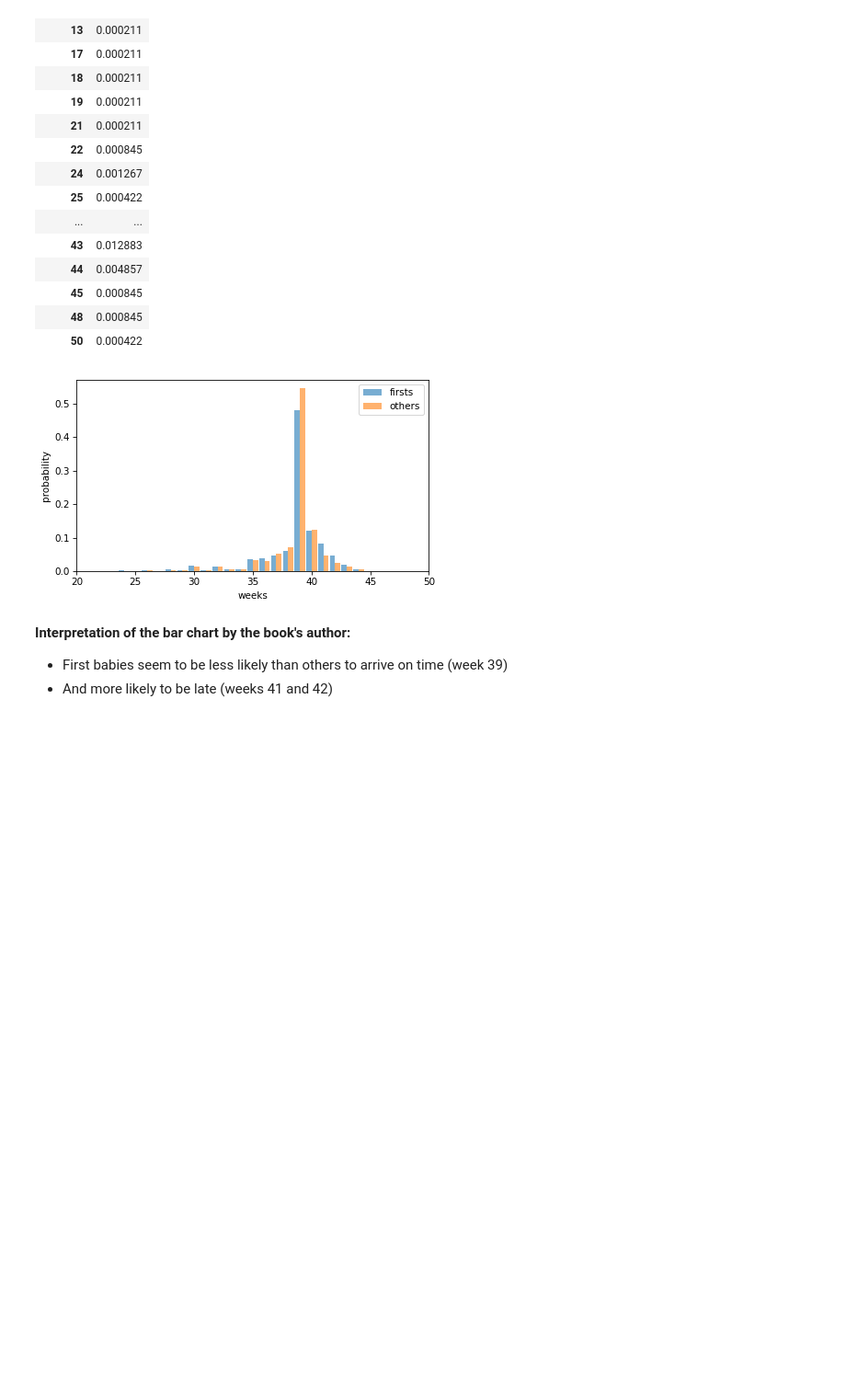
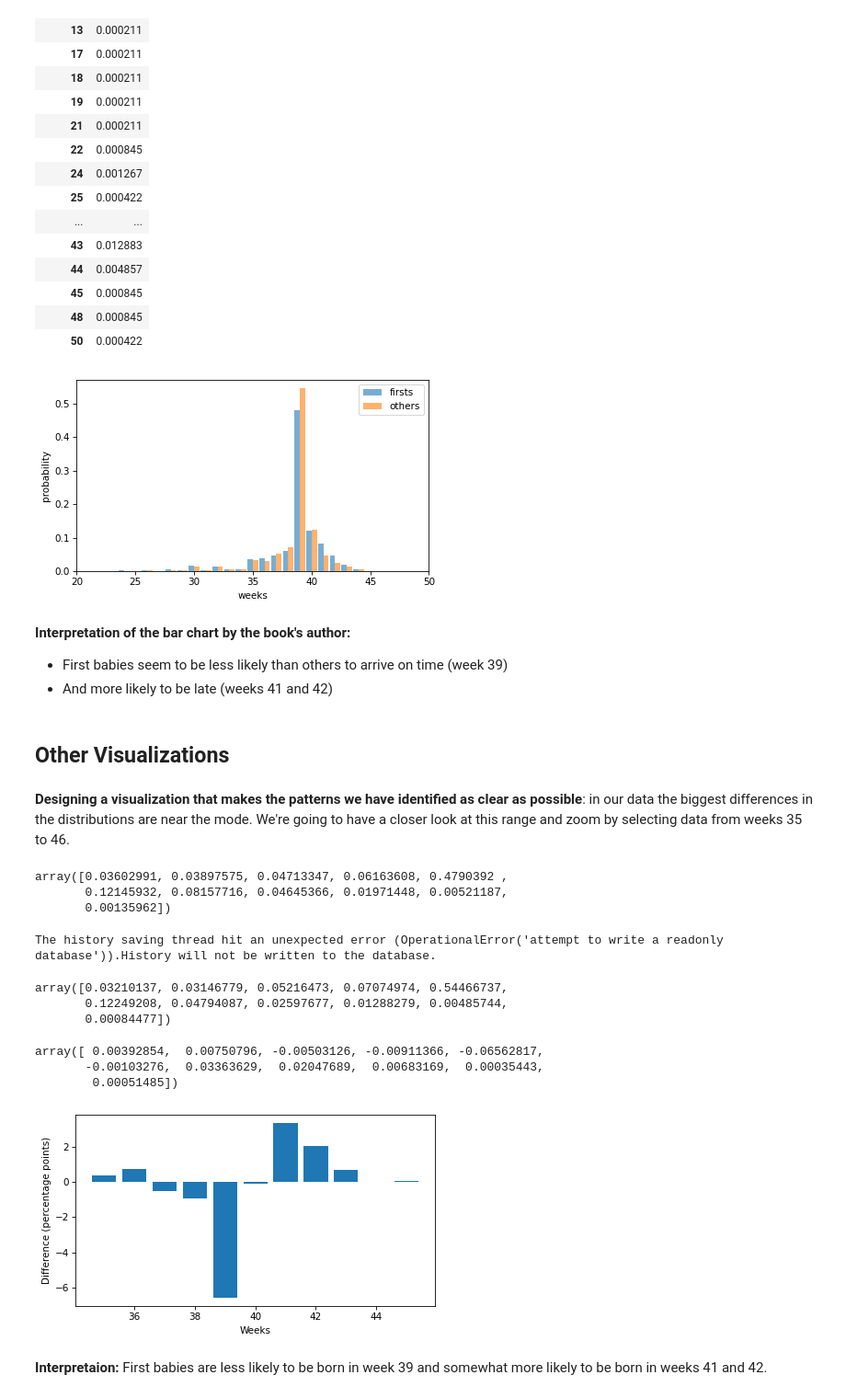
Before and after one commit to mindeleven/algo-trading-bootcamp, a Jupyter notebook: 02-Think-Stats/Notebooks/03_Probability_Mass_Functions.ipynb, the cells around one changed output. Shown at 92% size. Drawn from its saved outputs; the diff is of its cells as text; code cells hidden in the pictures; blank space fills up the shorter version.

Commit message:
Designing a visualization that makes the patterns we have identified as clear as possible

```diff
--- a/02-Think-Stats/Notebooks/03_Probability_Mass_Functions.ipynb
+++ b/02-Think-Stats/Notebooks/03_Probability_Mass_Functions.ipynb
@@ -557,3 +557,39 @@ decorate(xlabel="weeks", ylabel="probability", xlim=[20, 50])
 __Interpretation of the bar chart by the book's author:__
 - First babies seem to be less likely than others to arrive on time (week 39)
 - And more likely to be late (weeks 41 and 42)
+# %% [markdown]
+## Other Visualizations
+# %% [markdown]
+__Designing a visualization that makes the patterns we have identified as clear as possible__: in our data the biggest differences in the distributions are near the mode. We're going to have a closer look at this range and zoom by selecting data from weeks 35 to 46.
+# %%
+# when we call a Pmf object like a function
+# we can look up a sequence of quantities and get a sequence of probabilities
+weeks = range(35, 46)
+first_pmf(weeks)
+# %% [output]
+array([0.03602991, 0.03897575, 0.04713347, 0.06163608, 0.4790392 ,
+       0.12145932, 0.08157716, 0.04645366, 0.01971448, 0.00521187,
+       0.00135962])
+The history saving thread hit an unexpected error (OperationalError('attempt to write a readonly database')).History will not be written to the database.
+# %%
+other_pmf(weeks)
+# %% [output]
+array([0.03210137, 0.03146779, 0.05216473, 0.07074974, 0.54466737,
+       0.12249208, 0.04794087, 0.02597677, 0.01288279, 0.00485744,
+       0.00084477])
+# %%
+# computing the differences in the probabilities
+diffs = first_pmf(weeks) - other_pmf(weeks)
+diffs
+# %% [output]
+array([ 0.00392854,  0.00750796, -0.00503126, -0.00911366, -0.06562817,
+       -0.00103276,  0.03363629,  0.02047689,  0.00683169,  0.00035443,
+        0.00051485])
+# %%
+# differences multiplied by 100 to express the differences in percentage points
+plt.bar(weeks, diffs * 100)
+decorate(xlabel="Weeks", ylabel="Difference (percentage points)")
+# %% [output]
+[figure, added]
+# %% [markdown]
+__Interpretaion:__ First babies are less likely to be born in week 39 and somewhat more likely to be born in weeks 41 and 42.
```
